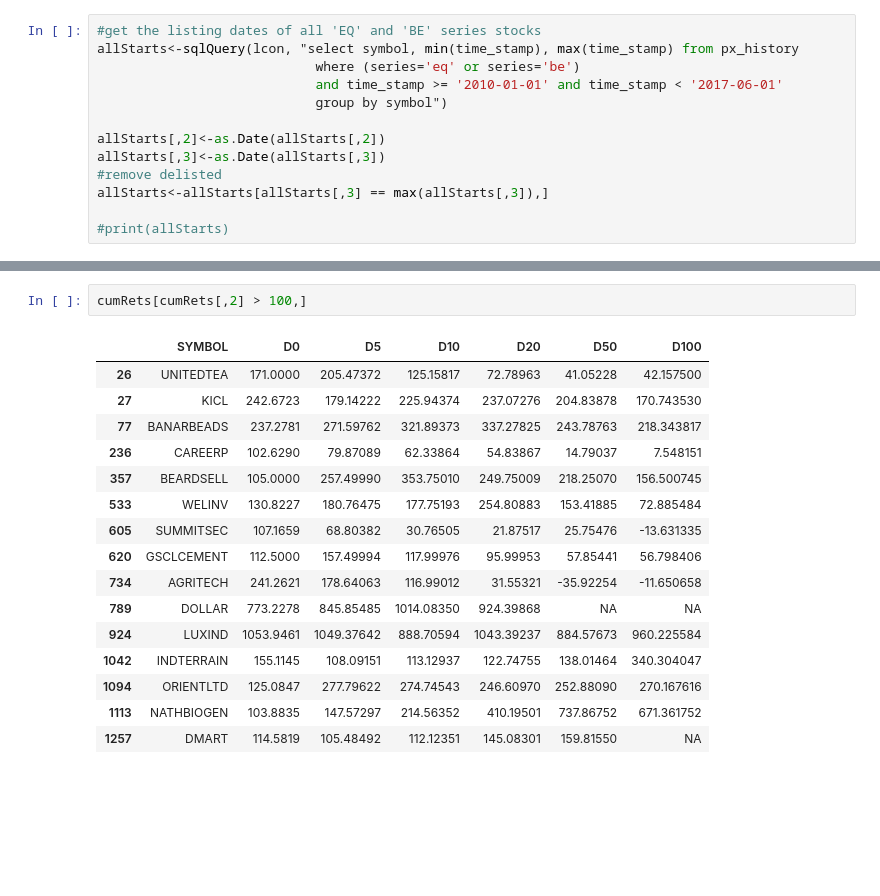
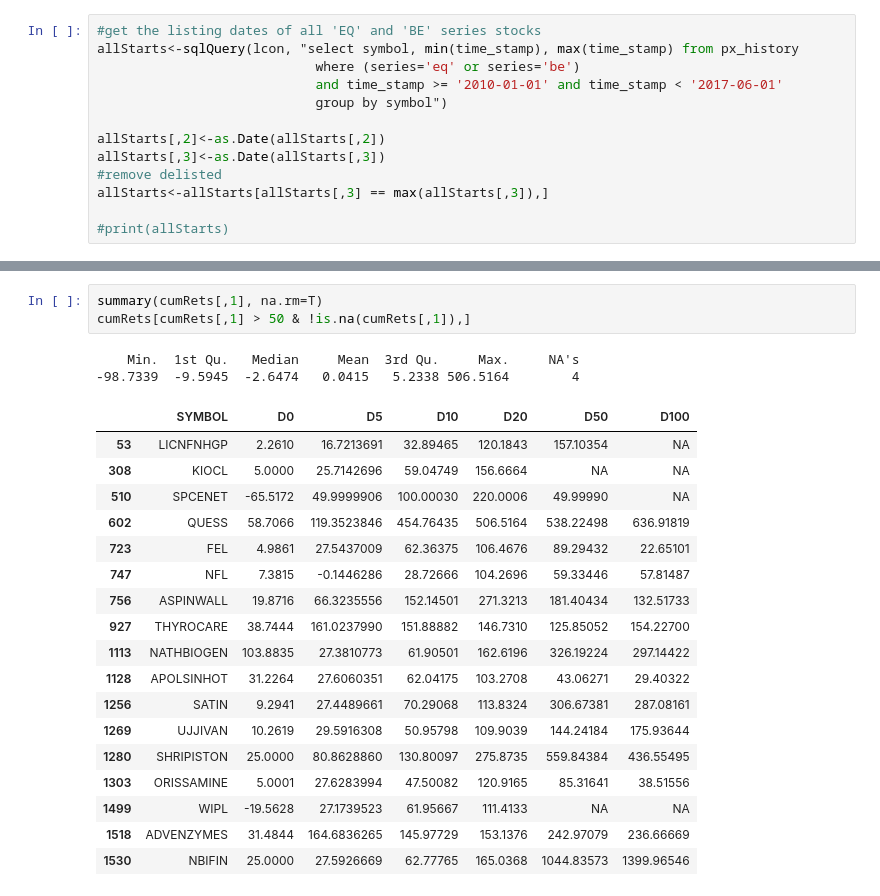
Before and after one commit to stockviz/notebooks, a Jupyter notebook: IPO Analysis.ipynb, the cells around one changed output, grey strips where cells are left out. Saved outputs shown, nothing was run; the diff lists cells and outputs as text; blank space fills up the shorter version.

```diff
--- a/IPO Analysis.ipynb
+++ b/IPO Analysis.ipynb
@@ -76,19 +79,24 @@ legend('topleft', legend=c('0', '5', '10', '20', '50', '100'), lty=1, col=lineCo
-# %%
-cumRets[cumRets[,2] > 100,]
-# %% [output]
-|  | SYMBOL | D0 | D5 | D10 | D20 | D50 | D100 |
-| 26 | UNITEDTEA | 171.0000 | 205.47372 | 125.15817 | 72.78963 | 41.05228 | 42.157500 |
-| 27 | KICL | 242.6723 | 179.14222 | 225.94374 | 237.07276 | 204.83878 | 170.743530 |
-| 77 | BANARBEADS | 237.2781 | 271.59762 | 321.89373 | 337.27825 | 243.78763 | 218.343817 |
-| 236 | CAREERP | 102.6290 | 79.87089 | 62.33864 | 54.83867 | 14.79037 | 7.548151 |
-| 357 | BEARDSELL | 105.0000 | 257.49990 | 353.75010 | 249.75009 | 218.25070 | 156.500745 |
-| 533 | WELINV | 130.8227 | 180.76475 | 177.75193 | 254.80883 | 153.41885 | 72.885484 |
-| 605 | SUMMITSEC | 107.1659 | 68.80382 | 30.76505 | 21.87517 | 25.75476 | -13.631335 |
-| 620 | GSCLCEMENT | 112.5000 | 157.49994 | 117.99976 | 95.99953 | 57.85441 | 56.798406 |
-| 734 | AGRITECH | 241.2621 | 178.64063 | 116.99012 | 31.55321 | -35.92254 | -11.650658 |
-| 789 | DOLLAR | 773.2278 | 845.85485 | 1014.08350 | 924.39868 | NA | NA |
-| 924 | LUXIND | 1053.9461 | 1049.37642 | 888.70594 | 1043.39237 | 884.57673 | 960.225584 |
-| 1042 | INDTERRAIN | 155.1145 | 108.09151 | 113.12937 | 122.74755 | 138.01464 | 340.304047 |
-| 1094 | ORIENTLTD | 125.0847 | 277.79622 | 274.74543 | 246.60970 | 252.88090 | 270.167616 |
-| 1113 | NATHBIOGEN | 103.8835 | 147.57297 | 214.56352 | 410.19501 | 737.86752 | 671.361752 |
-| 1257 | DMART | 114.5819 | 105.48492 | 112.12351 | 145.08301 | 159.81550 | NA |
+# %%
+summary(cumRets[,1], na.rm=T)
+cumRets[cumRets[,1] > 50 & !is.na(cumRets[,1]),]
+# %% [output]
+    Min.  1st Qu.   Median     Mean  3rd Qu.     Max.     NA's
+-98.7339  -9.5945  -2.6474   0.0415   5.2338 506.5164        4
+|  | SYMBOL | D0 | D5 | D10 | D20 | D50 | D100 |
+| 53 | LICNFNHGP | 2.2610 | 16.7213691 | 32.89465 | 120.1843 | 157.10354 | NA |
+| 308 | KIOCL | 5.0000 | 25.7142696 | 59.04749 | 156.6664 | NA | NA |
+| 510 | SPCENET | -65.5172 | 49.9999906 | 100.00030 | 220.0006 | 49.99990 | NA |
+| 602 | QUESS | 58.7066 | 119.3523846 | 454.76435 | 506.5164 | 538.22498 | 636.91819 |
+| 723 | FEL | 4.9861 | 27.5437009 | 62.36375 | 106.4676 | 89.29432 | 22.65101 |
+| 747 | NFL | 7.3815 | -0.1446286 | 28.72666 | 104.2696 | 59.33446 | 57.81487 |
+| 756 | ASPINWALL | 19.8716 | 66.3235556 | 152.14501 | 271.3213 | 181.40434 | 132.51733 |
+| 927 | THYROCARE | 38.7444 | 161.0237990 | 151.88882 | 146.7310 | 125.85052 | 154.22700 |
+| 1113 | NATHBIOGEN | 103.8835 | 27.3810773 | 61.90501 | 162.6196 | 326.19224 | 297.14422 |
+| 1128 | APOLSINHOT | 31.2264 | 27.6060351 | 62.04175 | 103.2708 | 43.06271 | 29.40322 |
+| 1256 | SATIN | 9.2941 | 27.4489661 | 70.29068 | 113.8324 | 306.67381 | 287.08161 |
+| 1269 | UJJIVAN | 10.2619 | 29.5916308 | 50.95798 | 109.9039 | 144.24184 | 175.93644 |
+| 1280 | SHRIPISTON | 25.0000 | 80.8628860 | 130.80097 | 275.8735 | 559.84384 | 436.55495 |
+| 1303 | ORISSAMINE | 5.0001 | 27.6283994 | 47.50082 | 120.9165 | 85.31641 | 38.51556 |
+| 1499 | WIPL | -19.5628 | 27.1739523 | 61.95667 | 111.4133 | NA | NA |
+| 1518 | ADVENZYMES | 31.4844 | 164.6836265 | 145.97729 | 153.1376 | 242.97079 | 236.66669 |
+| 1530 | NBIFIN | 25.0000 | 27.5926669 | 62.77765 | 165.0368 | 1044.83573 | 1399.96546 |
```
Also changed, not shown: parts of 2 cells of this notebook.
